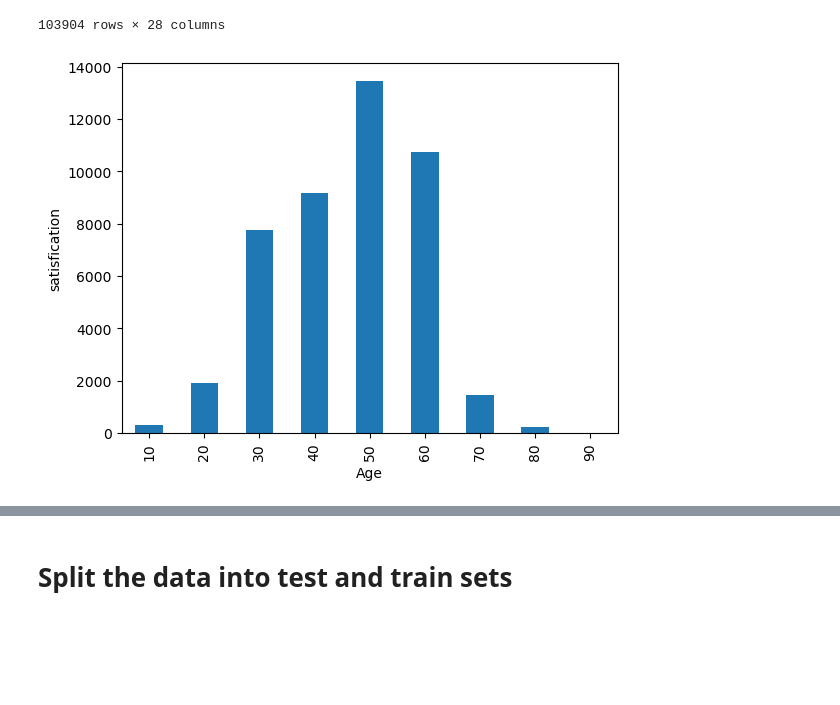
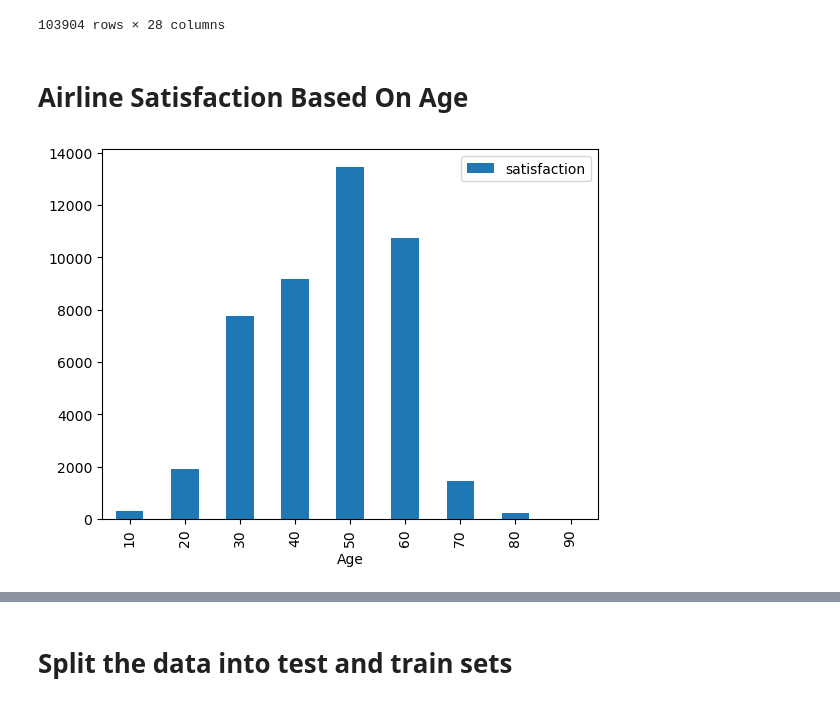
Before and after one commit to zjustus/Airline-Passenger-Satisfaction, a Jupyter notebook: main.ipynb, the cells around one changed output, grey strips where cells are left out. Saved outputs shown, nothing was run; the diff lists cells and outputs as text; code cells hidden in the pictures; blank space fills up the shorter version.

```diff
--- a/main.ipynb
+++ b/main.ipynb
@@ -105,13 +105,16 @@ trainSet_transformed
 | 103902 | 22 | 1000 | 1 | 1 | 1 | ... |
 | 103903 | 27 | 1723 | 1 | 3 | 3 | ... |
 103904 rows × 28 columns
+# %% [markdown]
+# Airline Satisfaction Based On Age
 # %%
+#Bar chart displaying airline satisfaction based on age
 ages = trainSet_transformed["Age"]
 Age_groups = pd.cut(ages,  bins=[0, 10, 20, 30, 40, 50, 60, 70, 80, 90], labels=[10, 20, 30, 40, 50, 60, 70, 80, 90])
-grouped = trainSet_transformed.groupby(Age_groups)
-grouped= grouped['satisfaction'].agg(lambda x: sum(x))
-grouped.plot.bar(x='Age')
-plt.ylabel("satisfication")
+grouped = trainSet_transformed.groupby(Age_groups)['satisfaction']
+grouped= grouped.agg(['sum'])
+grouped.columns=['satisfaction']
+grouped.plot.bar()
 plt.show()
 # %% [output]
-[figure, old version]
+[figure, new version]
```
Also changed, not shown: parts of 3 cells of this notebook.
